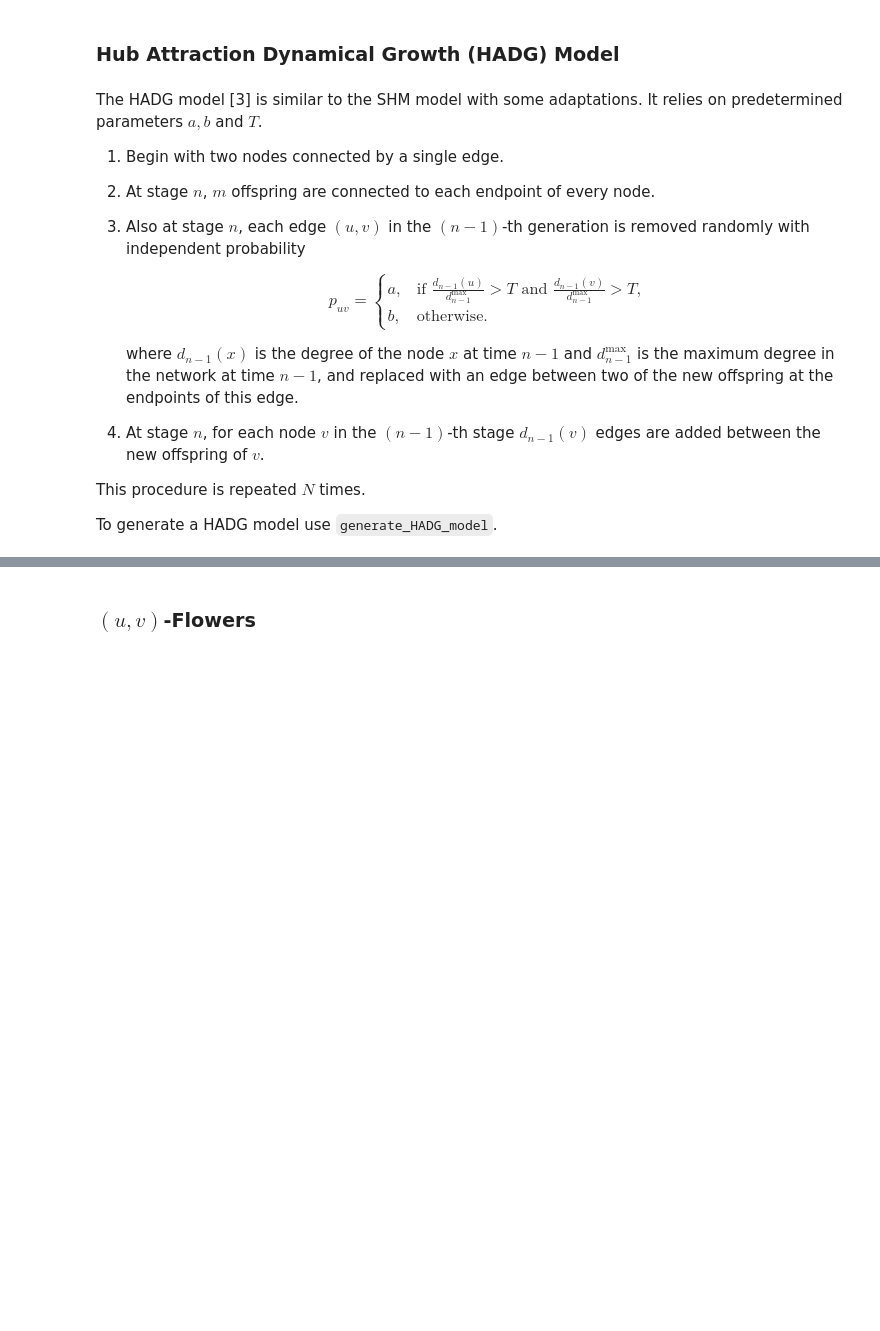
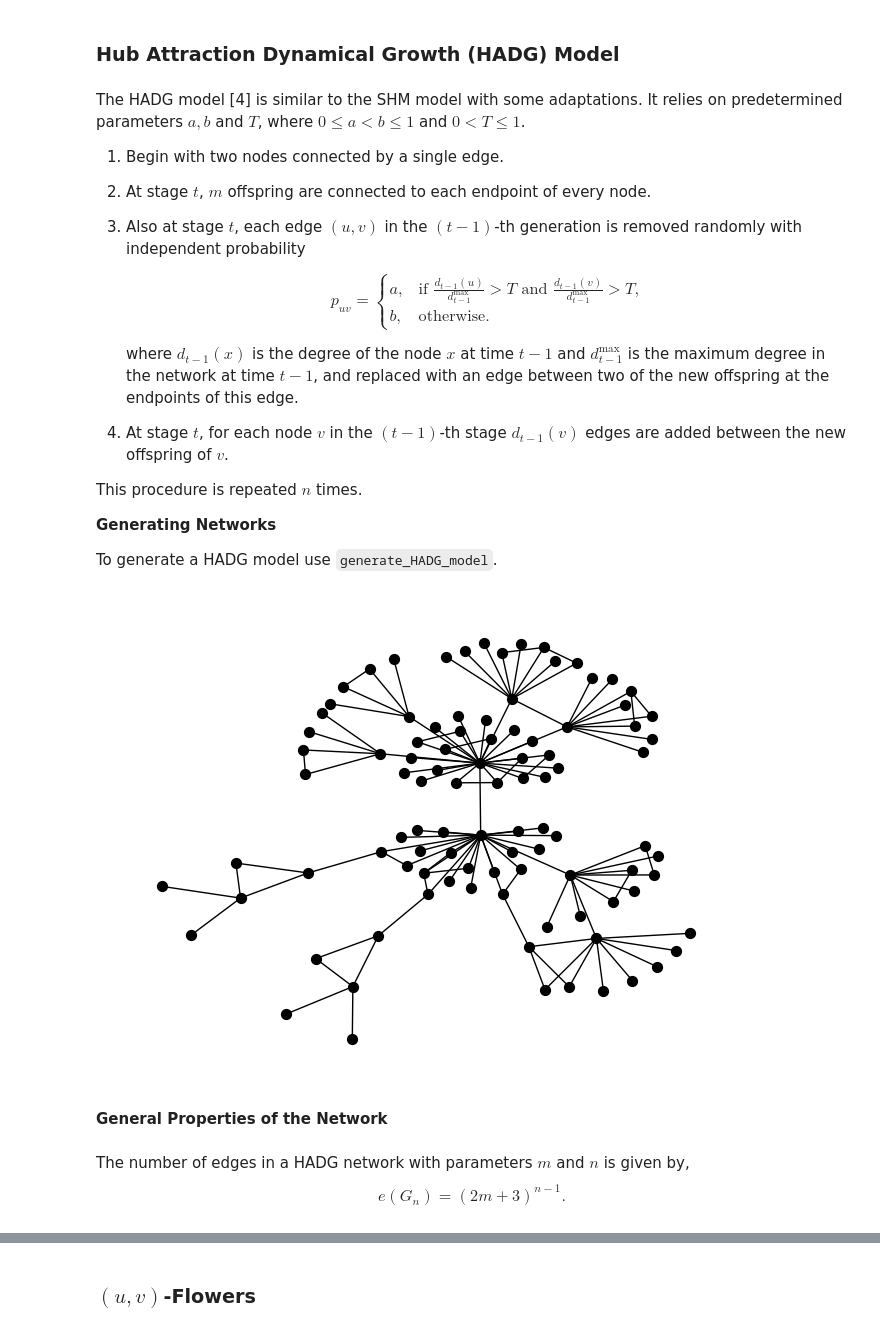
Before and after one commit to katherinehamilton/fractalnetworks, a Jupyter notebook: model-generator.ipynb, the cells around one changed output, grey strips where cells are left out. Saved outputs shown, nothing was run; the diff lists cells and outputs as text; code cells hidden in the pictures; blank space fills up the shorter version.

```diff
--- a/model-generator.ipynb
+++ b/model-generator.ipynb
@@ -186,26 +210,41 @@ empirical, analytical = check_SHM_p0_lambda(10, 10, plot=True, verbose=False)
 # %% [markdown]
 <h3> Hub Attraction Dynamical Growth (HADG) Model
 # %% [markdown]
-The HADG model [3] is similar to the SHM model with some adaptations. It relies on predetermined parameters $a, b$ and $T$.
+The HADG model [4] is similar to the SHM model with some adaptations. It relies on predetermined parameters $a, b$ and $T$, where $0 \le a < b \le 1$ and $0 < T \le 1$.
 
 1. Begin with two nodes connected by a single edge.
 
-2. At stage $n$, $m$ offspring are connected to each endpoint of every node.
+2. At stage $t$, $m$ offspring are connected to each endpoint of every node.
 
-3. Also at stage $n$, each edge $(u,v)$ in the $(n-1)$-th generation is removed randomly with independent probability
+3. Also at stage $t$, each edge $(u,v)$ in the $(t-1)$-th generation is removed randomly with independent probability
     \begin{align}
      p_{uv} = \begin{cases}
-                 a, & \text{ if } \frac{d_{n-1}(u)}{d_{n-1}^\text{max}} > T \text{ and } \frac{d_{n-1}(v)}{d_{n-1}^\text{max}} > T, \\
+                 a, & \text{ if } \frac{d_{t-1}(u)}{d_{t-1}^\text{max}} > T \text{ and } \frac{d_{t-1}(v)}{d_{t-1}^\text{max}} > T, \\
                  b, & \text { otherwise.}
                  \end{cases}
     \end{align}
-    where $d_{n-1}(x)$ is the degree of the node $x$ at time $n-1$ and $d_{n-1}^\text{max}$ is the maximum degree in the network at time $n-1$, and replaced with an edge between two of the new offspring at the endpoints of this edge.
+    where $d_{t-1}(x)$ is the degree of the node $x$ at time $t-1$ and $d_{t-1}^\text{max}$ is the maximum degree in the network at time $t-1$, and replaced with an edge between two of the new offspring at the endpoints of this edge.
 
-4. At stage $n$, for each node $v$ in the $(n-1)$-th stage $d_{n-1}(v)$ edges are added between the new offspring of $v$.
+4. At stage $t$, for each node $v$ in the $(t-1)$-th stage $d_{t-1}(v)$ edges are added between the new offspring of $v$.
 
-This procedure is repeated $N$ times.
+This procedure is repeated $n$ times.
+
+**Generating Networks**
 
 To generate a HADG model use `generate_HADG_model`.
 # %%
-# Generates a HADG network with m=3, a=0.4, b=0.7, T=0.2 and N=5.
-HADG_G = generate_HADG_model(3, 0.4, 0.7, 0.2, 5)
+# Generates a HADG network with m=4, a=0.5, b=0.7, T=0.2 and n=3.
+HADG_G = generate_HADG_model(4, 0.5, 0.7, 0.2, 3)
+# %%
+# Display the network
+nx.draw_kamada_kawai(HADG_G, node_size=50, node_color = "black")
+plt.show()
+# %% [output]
+[figure, added]
+# %% [markdown]
+**General Properties of the Network**
+# %% [markdown]
+The number of edges in a HADG network with parameters $m$ and $n$ is given by,
+\begin{equation}
+ e(G_n) = (2m+3)^{n-1}.
+\end{equation}
```
Also changed, not shown: parts of 146 cells of this notebook.
